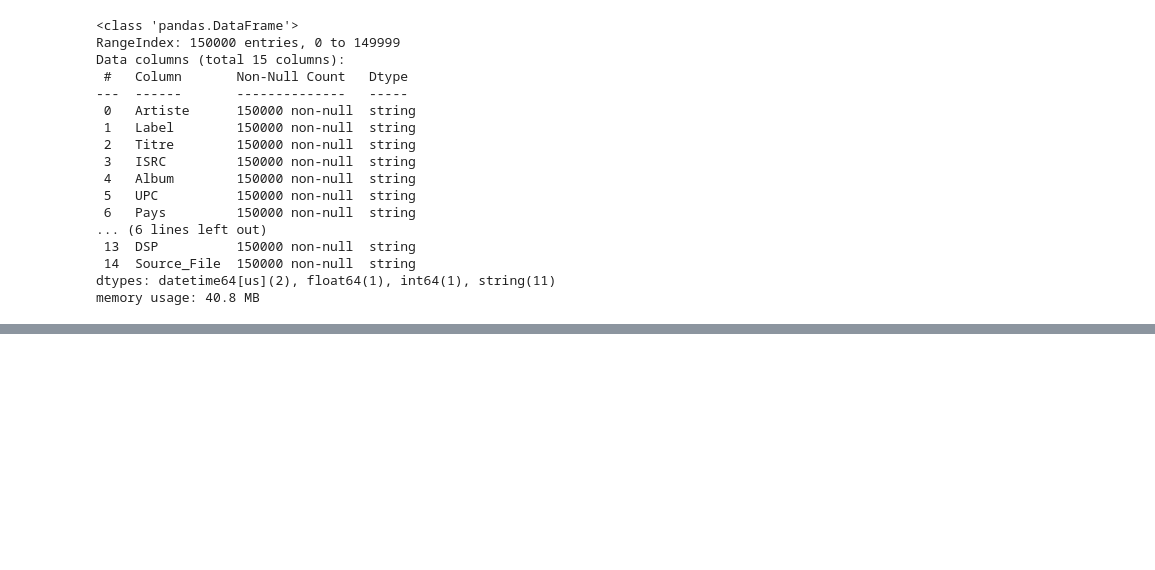
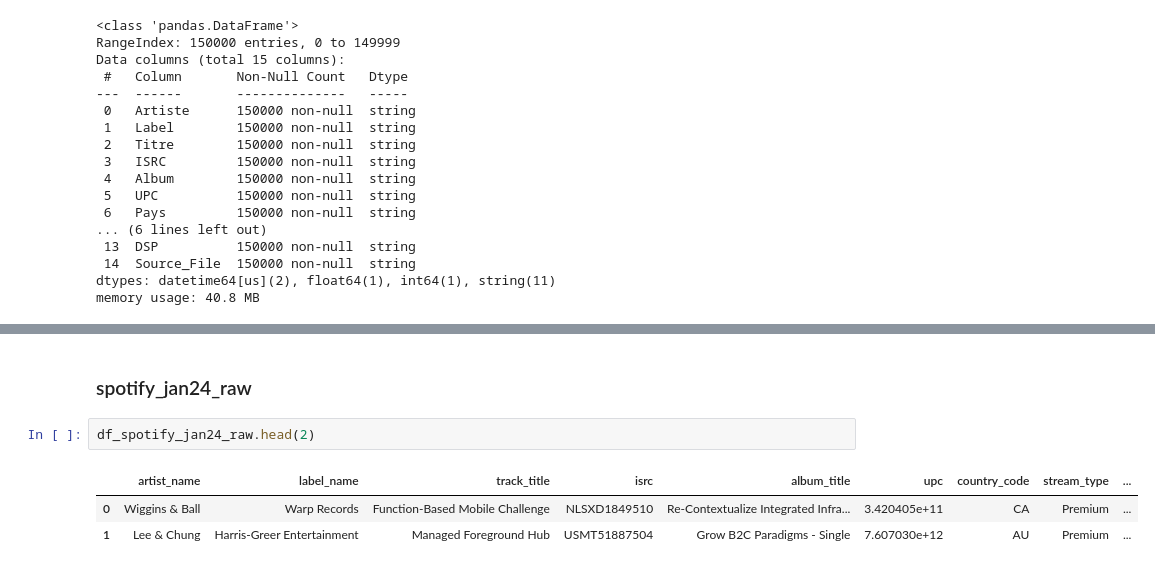
Before and after one commit to andreavecchi1996/royalty_data_quality_pipeline, a Jupyter notebook: royalty_data_quality_pipeline.ipynb, the cells around one changed output, grey strips where cells are left out. Cells and saved outputs as stored; diff of their text form; blank space fills up the shorter version.

Commit message:
cleaned deezer and spotify

```diff
--- a/royalty_data_quality_pipeline.ipynb
+++ b/royalty_data_quality_pipeline.ipynb
@@ -1201,0 +1614,8 @@ memory usage: 40.8 MB
+# %% [markdown]
+### spotify_jan24_raw
+# %%
+df_spotify_jan24_raw.head(2)
+# %% [output]
+|  | artist_name | label_name | track_title | isrc | album_title | upc | country_code | stream_type | ... |
+| 0 | Wiggins & Ball | Warp Records | Function-Based Mobile Challenge | NLSXD1849510 | Re-Contextualize Integrated Infra... | 3.420405e+11 | CA | Premium | ... |
+| 1 | Lee & Chung | Harris-Greer Entertainment | Managed Foreground Hub | USMT51887504 | Grow B2C Paradigms - Single | 7.607030e+12 | AU | Premium | ... |
```
Also changed, not shown: parts of 30 cells of this notebook, 1 other file.
